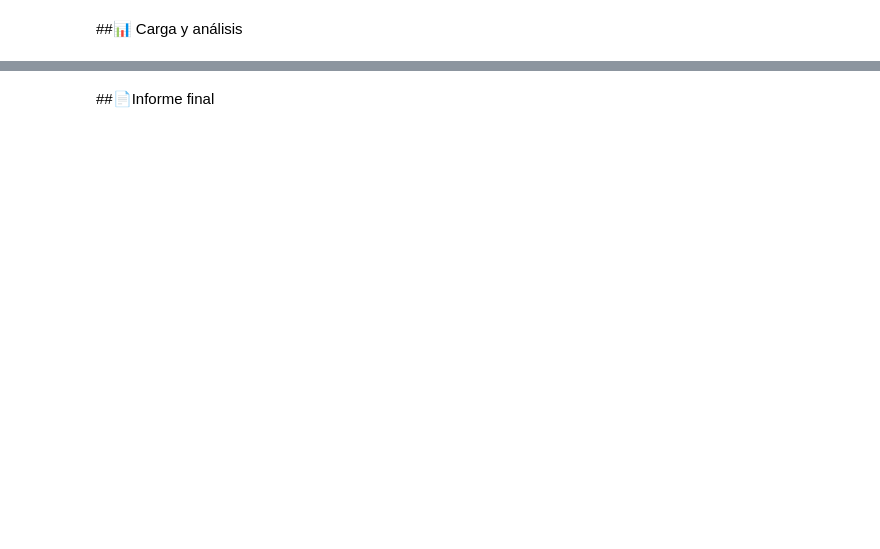
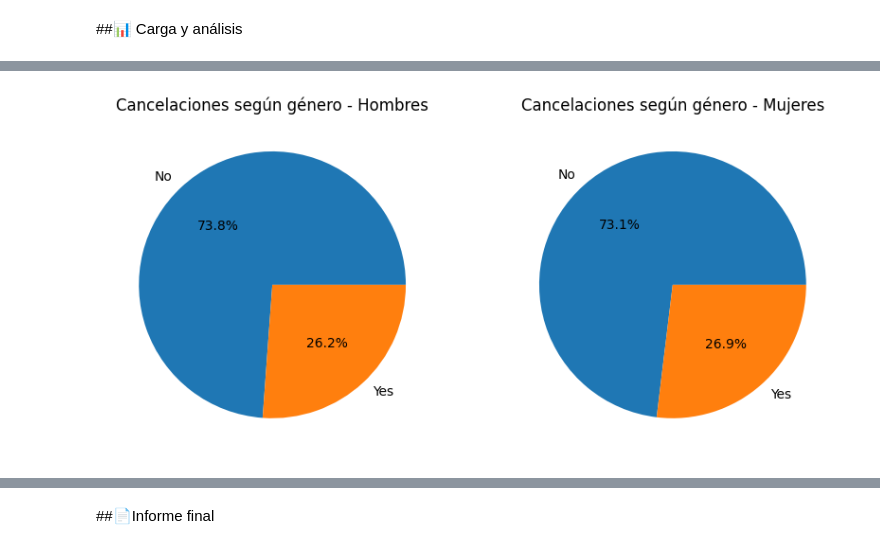
Before and after one commit to antonioacunab/challenge-telecom-x, a Jupyter notebook: TelecomX_LATAM.ipynb, the cells around one changed output, grey strips where cells are left out. Cells and saved outputs as stored; diff of their text form; code cells hidden in the pictures; blank space fills up the shorter version.

```diff
--- a/TelecomX_LATAM.ipynb
+++ b/TelecomX_LATAM.ipynb
@@ -34,0 +235,4 @@ df
+# %%
+df["account.Charges.Total"] = pd.to_numeric(df["account.Charges.Total"], errors="coerce")
+
+df.info()
@@ -34,0 +257,5 @@ df
+# %%
+# Delete columns where "Churn" is empty
+df = df[df["Churn"].str.strip() != ""]
+
+df.shape
@@ -34,0 +288,8 @@ df
+# %%
+# Used to avoid a warning about saving in a copy
+df = df.copy()
+
+# Creating the column "Cuentas_Diarias"
+df.loc[:, "account.Charges.Daily"] = df["account.Charges.Monthly"] / 30
+
+df
@@ -36,0 +477,28 @@ df
+# %%
+# Create a df that stores the churn count
+
+churn_count = df.groupby("Gender")["Churn"].value_counts().reset_index()
+
+churn_men   = churn_count.copy()[(churn_count["Gender"] == "Male")]
+churn_women = churn_count.copy()[(churn_count["Gender"] == "Female")]
+
+churn_men.drop(columns=["Gender"], inplace=True)
+churn_men.columns = ["Churn", "Count"]
+
+churn_women.drop(columns=["Gender"], inplace=True)
+churn_women.columns = ["Churn", "Count"]
+
+# Create the plots for men and women
+
+fig, ax = plt.subplots(1, 2, figsize=(10, 5))
+
+ax[0].pie(churn_men["Count"], labels = churn_men['Churn'], autopct="%1.1f%%")
+ax[0].set_title("Cancelaciones según género - Hombres")
+
+ax[1].pie(churn_women["Count"], labels = churn_men['Churn'], autopct="%1.1f%%")
+ax[1].set_title("Cancelaciones según género - Mujeres")
+
+# Use a graphic to show the ratio of customers who churned vs who didn't
+fig.show()
+# %% [output]
+[figure, added]
```
Also changed, not shown: parts of 46 cells of this notebook.
